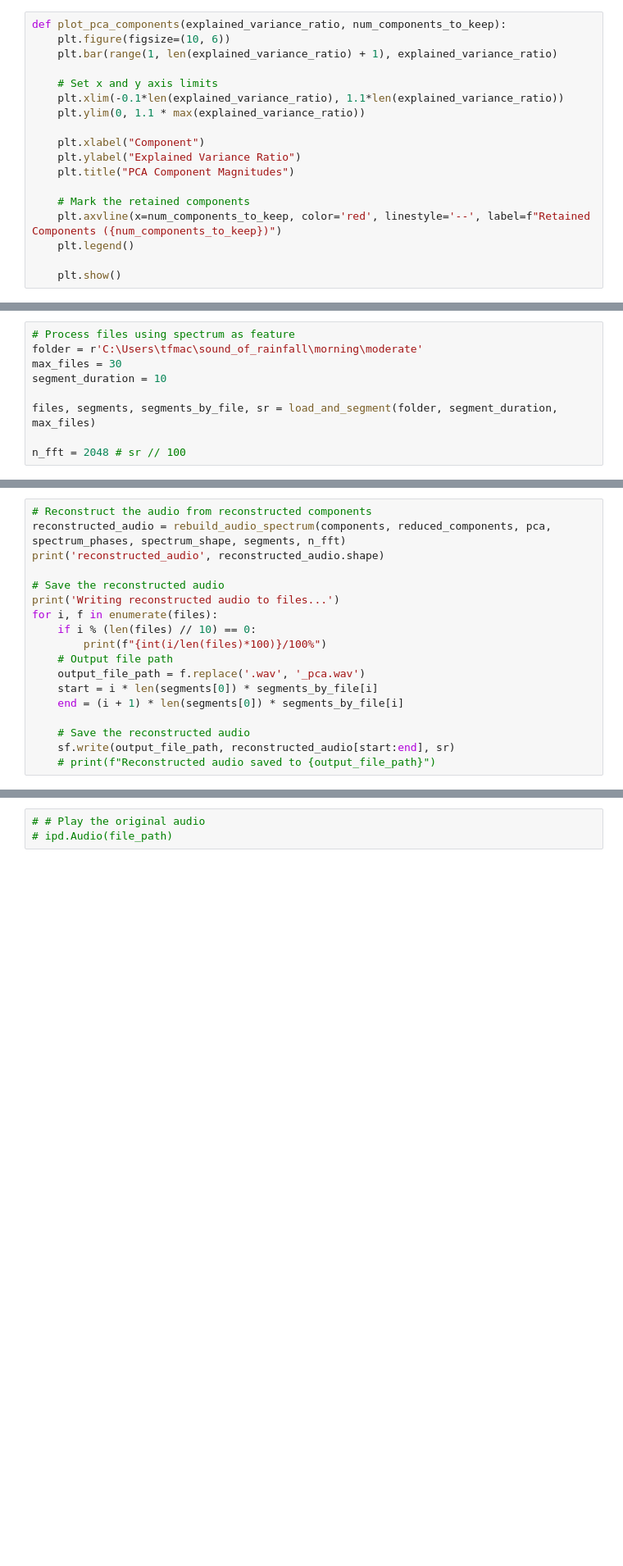
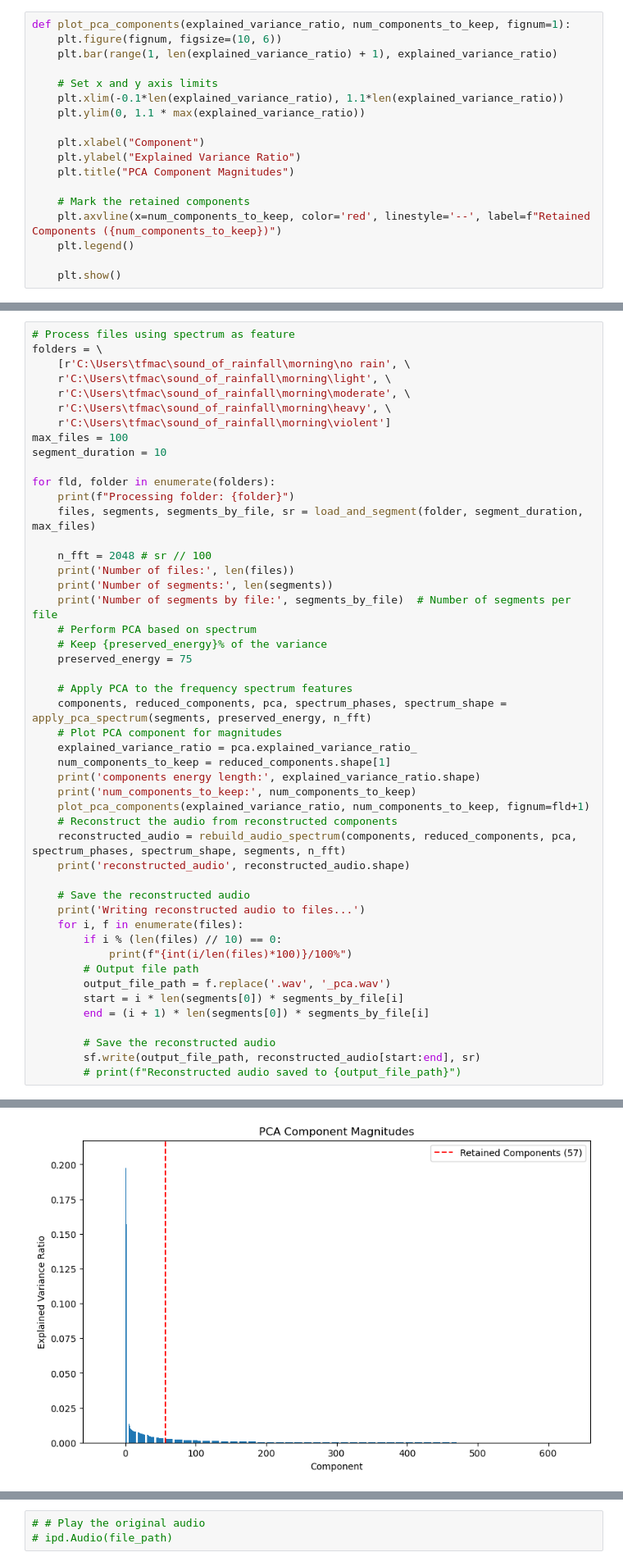
Before and after one commit to rod-xavier/cbmet_2024, a Jupyter notebook: samples/sound_pca_multi_file_abs.ipynb, the cells around one changed output, grey strips where cells are left out. Shown at 82% size. Saved outputs shown, nothing was run; the diff lists cells and outputs as text; blank space fills up the shorter version.

Commit message:
Updating script to process all 5 folders at once.

```diff
--- a/samples/sound_pca_multi_file_abs.ipynb
+++ b/samples/sound_pca_multi_file_abs.ipynb
@@ -15,6 +13,6 @@ import pandas as pd
 # %%
-def plot_pca_components(explained_variance_ratio, num_components_to_keep):
-    plt.figure(figsize=(10, 6))
+def plot_pca_components(explained_variance_ratio, num_components_to_keep, fignum=1):
+    plt.figure(fignum, figsize=(10, 6))
     plt.bar(range(1, len(explained_variance_ratio) + 1), explained_variance_ratio)
 
     # Set x and y axis limits
@@ -176,12 +175,3 @@ def rebuild_audio_spectrum(components, reduced_components, pca, spectrum_phases,
     reconstructed_audio = np.concatenate(reconstructed_audio)
 
     return reconstructed_audio
-# %%
-# Process files using spectrum as feature
-folder = r'C:\Users\tfmac\sound_of_rainfall\morning\moderate'
-max_files = 30
-segment_duration = 10
-
-files, segments, segments_by_file, sr = load_and_segment(folder, segment_duration, max_files)
-
-n_fft = 2048 # sr // 100
@@ -231,19 +178,49 @@ num_components_to_keep: 66
 # %%
-# Reconstruct the audio from reconstructed components
-reconstructed_audio = rebuild_audio_spectrum(components, reduced_components, pca, spectrum_phases, spectrum_shape, segments, n_fft)
-print('reconstructed_audio', reconstructed_audio.shape)
+# Process files using spectrum as feature
+folders = \
+    [r'C:\Users\tfmac\sound_of_rainfall\morning\no rain', \
+    r'C:\Users\tfmac\sound_of_rainfall\morning\light', \
+    r'C:\Users\tfmac\sound_of_rainfall\morning\moderate', \
+    r'C:\Users\tfmac\sound_of_rainfall\morning\heavy', \
+    r'C:\Users\tfmac\sound_of_rainfall\morning\violent']
+max_files = 100
+segment_duration = 10
 
-# Save the reconstructed audio
-print('Writing reconstructed audio to files...')
-for i, f in enumerate(files):
-    if i % (len(files) // 10) == 0:
-        print(f"{int(i/len(files)*100)}/100%")
-    # Output file path
-    output_file_path = f.replace('.wav', '_pca.wav')
-    start = i * len(segments[0]) * segments_by_file[i]
-    end = (i + 1) * len(segments[0]) * segments_by_file[i]
+for fld, folder in enumerate(folders):
+    print(f"Processing folder: {folder}")
+    files, segments, segments_by_file, sr = load_and_segment(folder, segment_duration, max_files)
+
+    n_fft = 2048 # sr // 100
+    print('Number of files:', len(files))
+    print('Number of segments:', len(segments))
+    print('Number of segments by file:', segments_by_file)  # Number of segments per file
+    # Perform PCA based on spectrum
+    # Keep {preserved_energy}% of the variance
+    preserved_energy = 75
+
+    # Apply PCA to the frequency spectrum features
+    components, reduced_components, pca, spectrum_phases, spectrum_shape = apply_pca_spectrum(segments, preserved_energy, n_fft)
+    # Plot PCA component for magnitudes
+    explained_variance_ratio = pca.explained_variance_ratio_
+    num_components_to_keep = reduced_components.shape[1]
+    print('components energy length:', explained_variance_ratio.shape)
+    print('num_components_to_keep:', num_components_to_keep)
+    plot_pca_components(explained_variance_ratio, num_components_to_keep, fignum=fld+1)
+    # Reconstruct the audio from reconstructed components
+    reconstructed_audio = rebuild_audio_spectrum(components, reduced_components, pca, spectrum_phases, spectrum_shape, segments, n_fft)
+    print('reconstructed_audio', reconstructed_audio.shape)
 
     # Save the reconstructed audio
-    sf.write(output_file_path, reconstructed_audio[start:end], sr)
-    # print(f"Reconstructed audio saved to {output_file_path}")
+    print('Writing reconstructed audio to files...')
+    for i, f in enumerate(files):
+        if i % (len(files) // 10) == 0:
+            print(f"{int(i/len(files)*100)}/100%")
+        # Output file path
+        output_file_path = f.replace('.wav', '_pca.wav')
+        start = i * len(segments[0]) * segments_by_file[i]
+        end = (i + 1) * len(segments[0]) * segments_by_file[i]
+
+        # Save the reconstructed audio
+        sf.write(output_file_path, reconstructed_audio[start:end], sr)
+        # print(f"Reconstructed audio saved to {output_file_path}")
 # %% [output]
@@ -266,0 +244 @@ Reconstructing audio segments...
+[figure, added]
```
Also changed, not shown: parts of 6 cells of this notebook.
